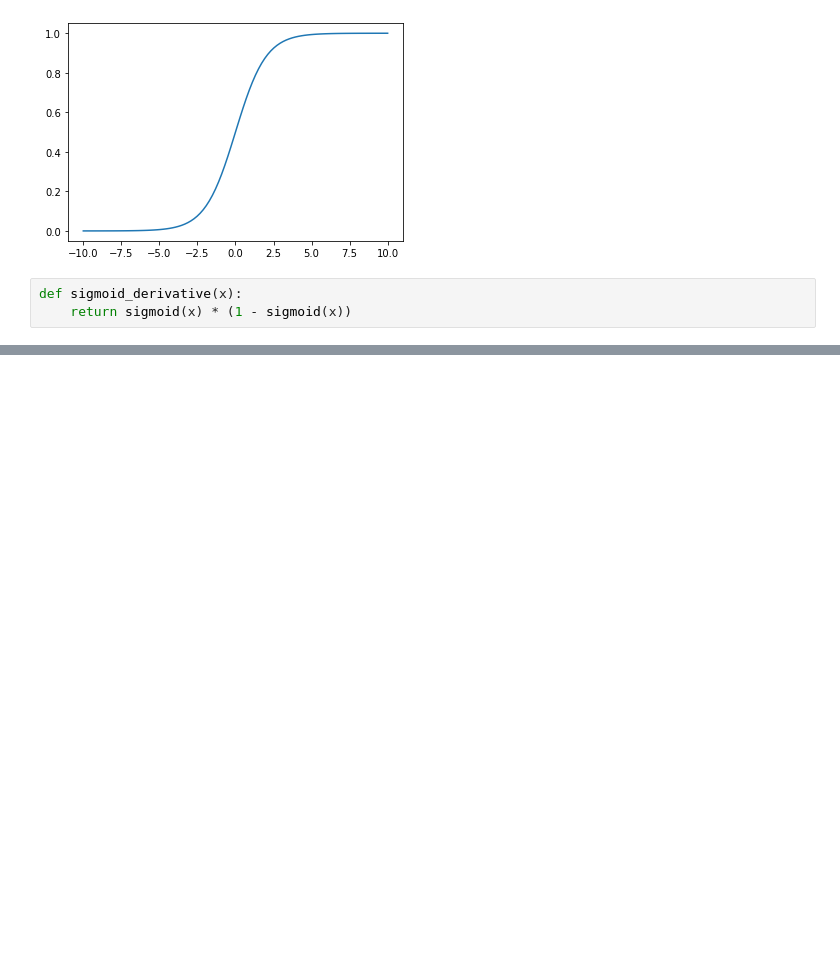
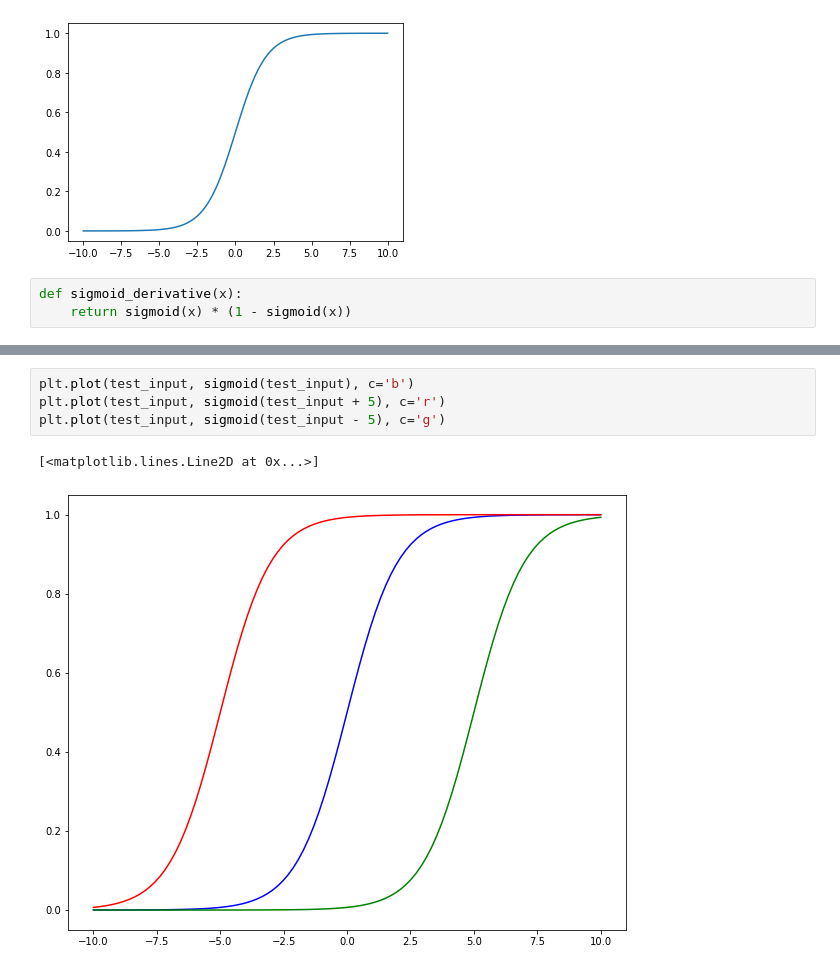
Before and after one commit to marcomilanesio/marcomilanesio.github.io, a Jupyter notebook: material/5/perceptron.ipynb, the cells around one changed output, grey strips where cells are left out. Drawn from its saved outputs; the diff is of its cells as text; blank space fills up the shorter version.

```diff
--- a/material/5/perceptron.ipynb
+++ b/material/5/perceptron.ipynb
@@ -208,0 +252,7 @@ print(weights)
+# %%
+plt.plot(test_input, sigmoid(test_input), c='b')
+plt.plot(test_input, sigmoid(test_input + 5), c='r')
+plt.plot(test_input, sigmoid(test_input - 5), c='g')
+# %% [output]
+[<matplotlib.lines.Line2D at 0x...>]
+[figure, added]
```
Also changed, not shown: parts of 12 cells of this notebook, 2 other files.
